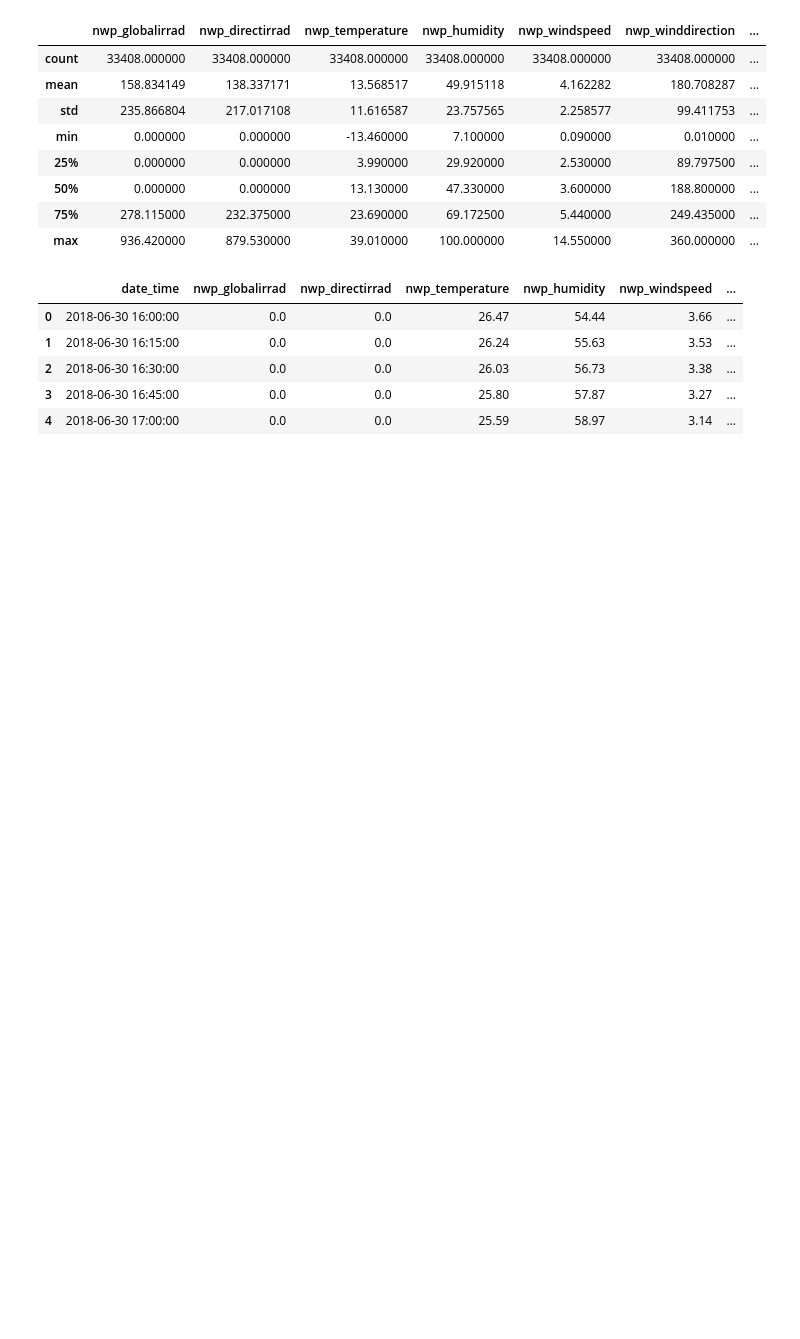
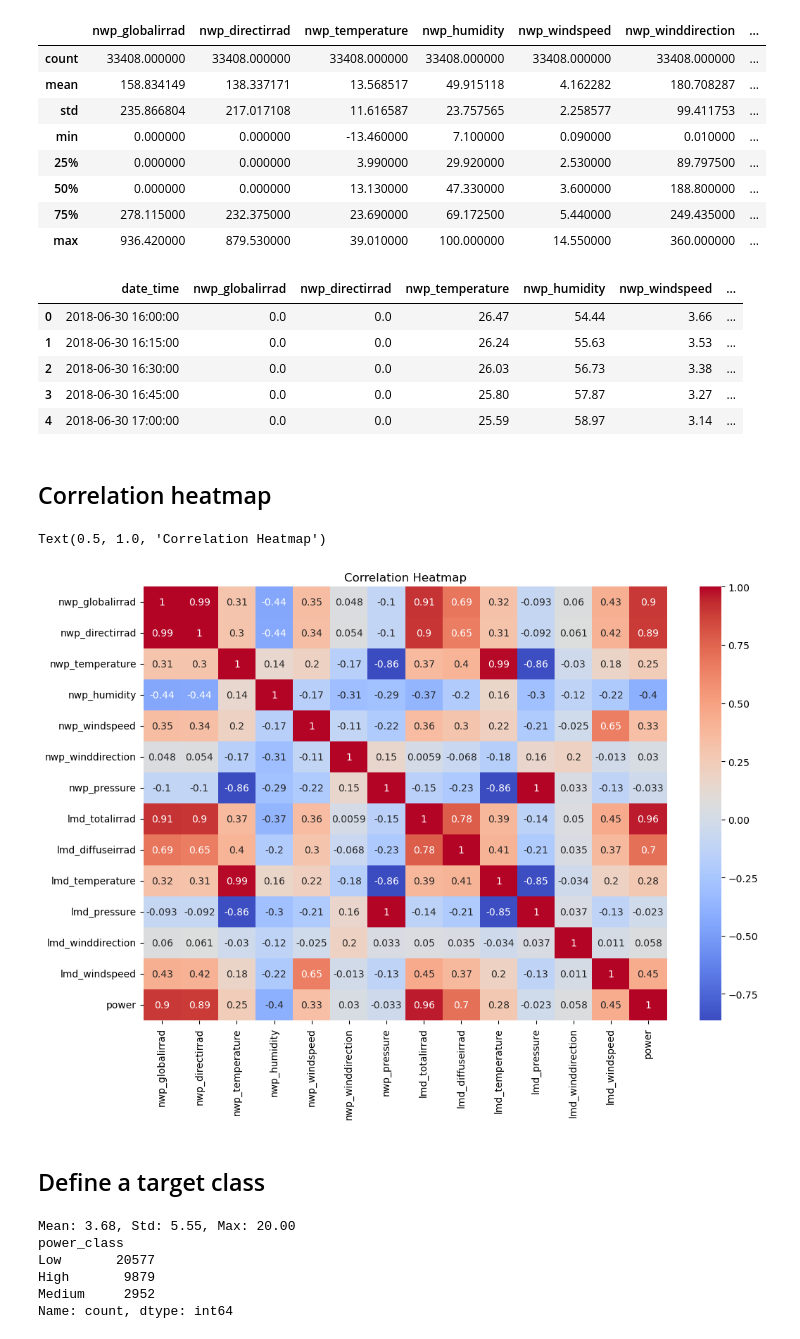
Before and after one commit to tolly00/capstone-project, a Jupyter notebook: Single-station_Trained_Model.ipynb, the cells around one changed output. Cells and saved outputs as stored; diff of their text form; code cells hidden in the pictures; blank space fills up the shorter version.

Commit message:
correlation heatmap & target class added

```diff
--- a/Single-station_Trained_Model.ipynb
+++ b/Single-station_Trained_Model.ipynb
@@ -64,3 +64,44 @@ df.head()
 | 2 | 2018-06-30 16:30:00 | 0.0 | 0.0 | 26.03 | 56.73 | 3.38 | ... |
 | 3 | 2018-06-30 16:45:00 | 0.0 | 0.0 | 25.80 | 57.87 | 3.27 | ... |
 | 4 | 2018-06-30 17:00:00 | 0.0 | 0.0 | 25.59 | 58.97 | 3.14 | ... |
+# %% [markdown]
+## Correlation heatmap
+# %%
+plt.figure(figsize=(12,8))
+corr = df.corr(numeric_only=True)
+sns.heatmap(corr, cmap='coolwarm', annot=True)
+plt.title('Correlation Heatmap')
+# %% [output]
+Text(0.5, 1.0, 'Correlation Heatmap')
+[figure, added]
+# %% [markdown]
+## Define a target class
+# %%
+# Compute descriptive stats
+mean_p = df['power'].mean()
+std_p = df['power'].std()
+
+# print for inspection
+print(f"Mean: {mean_p:.2f}, Std: {std_p:.2f}, Max: {df['power'].max():.2f}")
+
+# Define a more interpretable classification rule
+def categorize_power(p):
+    if p < mean_p * 0.4:  # Low but not close to zero (40% of mean as cutoff)
+        return 'Low'
+    elif mean_p * 0.4 <= p <= mean_p * 1.2:  # Around the mean (±20%) 1.47 <= p <= 4.41
+        return 'Medium'
+    else:
+        return 'High'
+
+# Apply classification
+df['power_class'] = df['power'].apply(categorize_power)
+
+# Check distribution
+print(df['power_class'].value_counts())
+# %% [output]
+Mean: 3.68, Std: 5.55, Max: 20.00
+power_class
+Low       20577
+High       9879
+Medium     2952
+Name: count, dtype: int64
```
Also changed, not shown: parts of 2 cells of this notebook.
